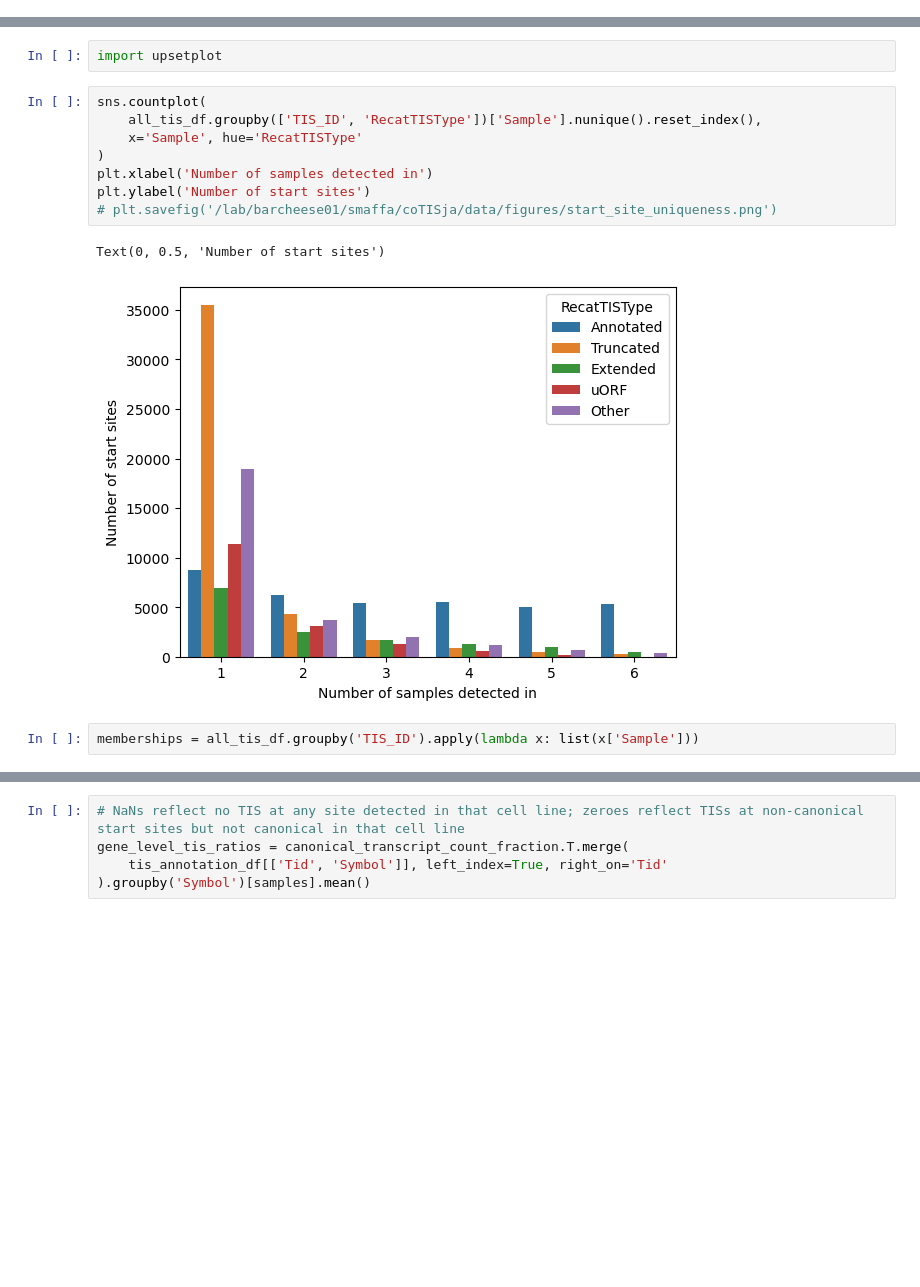
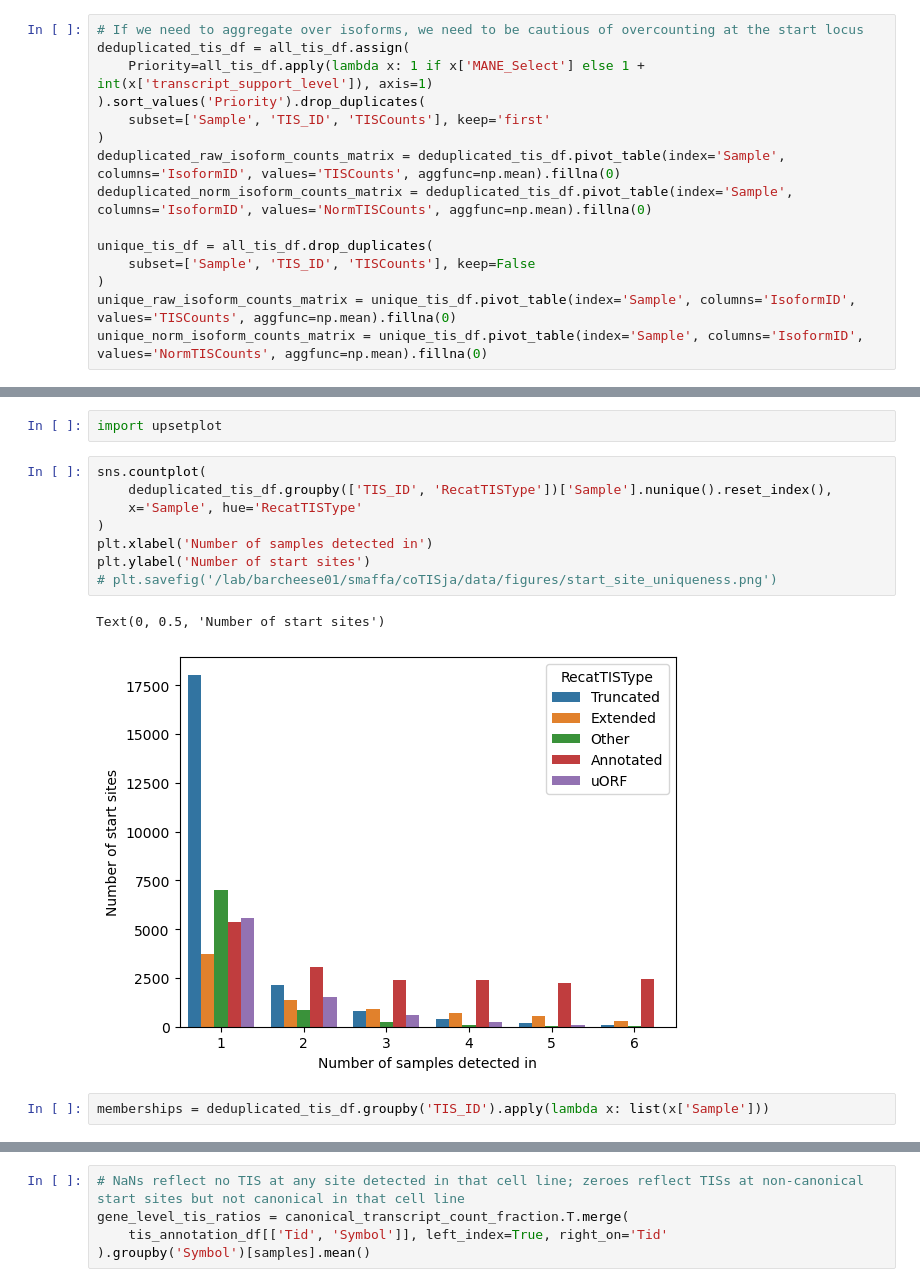
Before and after one commit to cheeseman-lab/coTISja, a Jupyter notebook: src/notebooks/explore_tis_data.ipynb, the cells around one changed output, grey strips where cells are left out. Saved outputs shown, nothing was run; the diff lists cells and outputs as text; blank space fills up the shorter version.

```diff
--- a/src/notebooks/explore_tis_data.ipynb
+++ b/src/notebooks/explore_tis_data.ipynb
@@ -155,0 +207,15 @@ norm_isoform_counts_matrix = all_tis_df.pivot_table(index='Sample', columns='Iso
+# %%
+# If we need to aggregate over isoforms, we need to be cautious of overcounting at the start locus
+deduplicated_tis_df = all_tis_df.assign(
+    Priority=all_tis_df.apply(lambda x: 1 if x['MANE_Select'] else 1 + int(x['transcript_support_level']), axis=1)
+).sort_values('Priority').drop_duplicates(
+    subset=['Sample', 'TIS_ID', 'TISCounts'], keep='first'
+)
+deduplicated_raw_isoform_counts_matrix = deduplicated_tis_df.pivot_table(index='Sample', columns='IsoformID', values='TISCounts', aggfunc=np.mean).fillna(0)
+deduplicated_norm_isoform_counts_matrix = deduplicated_tis_df.pivot_table(index='Sample', columns='IsoformID', values='NormTISCounts', aggfunc=np.mean).fillna(0)
+
+unique_tis_df = all_tis_df.drop_duplicates(
+    subset=['Sample', 'TIS_ID', 'TISCounts'], keep=False
+)
+unique_raw_isoform_counts_matrix = unique_tis_df.pivot_table(index='Sample', columns='IsoformID', values='TISCounts', aggfunc=np.mean).fillna(0)
+unique_norm_isoform_counts_matrix = unique_tis_df.pivot_table(index='Sample', columns='IsoformID', values='NormTISCounts', aggfunc=np.mean).fillna(0)
@@ -301,17 +525,17 @@ Why is this different than at the gene level? Suggests that per transcript, the
 import upsetplot
 # %%
 sns.countplot(
-    all_tis_df.groupby(['TIS_ID', 'RecatTISType'])['Sample'].nunique().reset_index(),
+    deduplicated_tis_df.groupby(['TIS_ID', 'RecatTISType'])['Sample'].nunique().reset_index(),
     x='Sample', hue='RecatTISType'
 )
 plt.xlabel('Number of samples detected in')
 plt.ylabel('Number of start sites')
 # plt.savefig('/lab/barcheese01/smaffa/coTISja/data/figures/start_site_uniqueness.png')
 # %% [output]
 Text(0, 0.5, 'Number of start sites')
-[figure, old version]
+[figure, new version]
 # %%
-memberships = all_tis_df.groupby('TIS_ID').apply(lambda x: list(x['Sample']))
+memberships = deduplicated_tis_df.groupby('TIS_ID').apply(lambda x: list(x['Sample']))
 # %%
 upsetplot.plot(
     upsetplot.from_memberships(memberships).groupby(level=[0,1,2,3,4,5]).sum(), sort_by='-degree'
```
Also changed, not shown: parts of 54 cells of this notebook.
